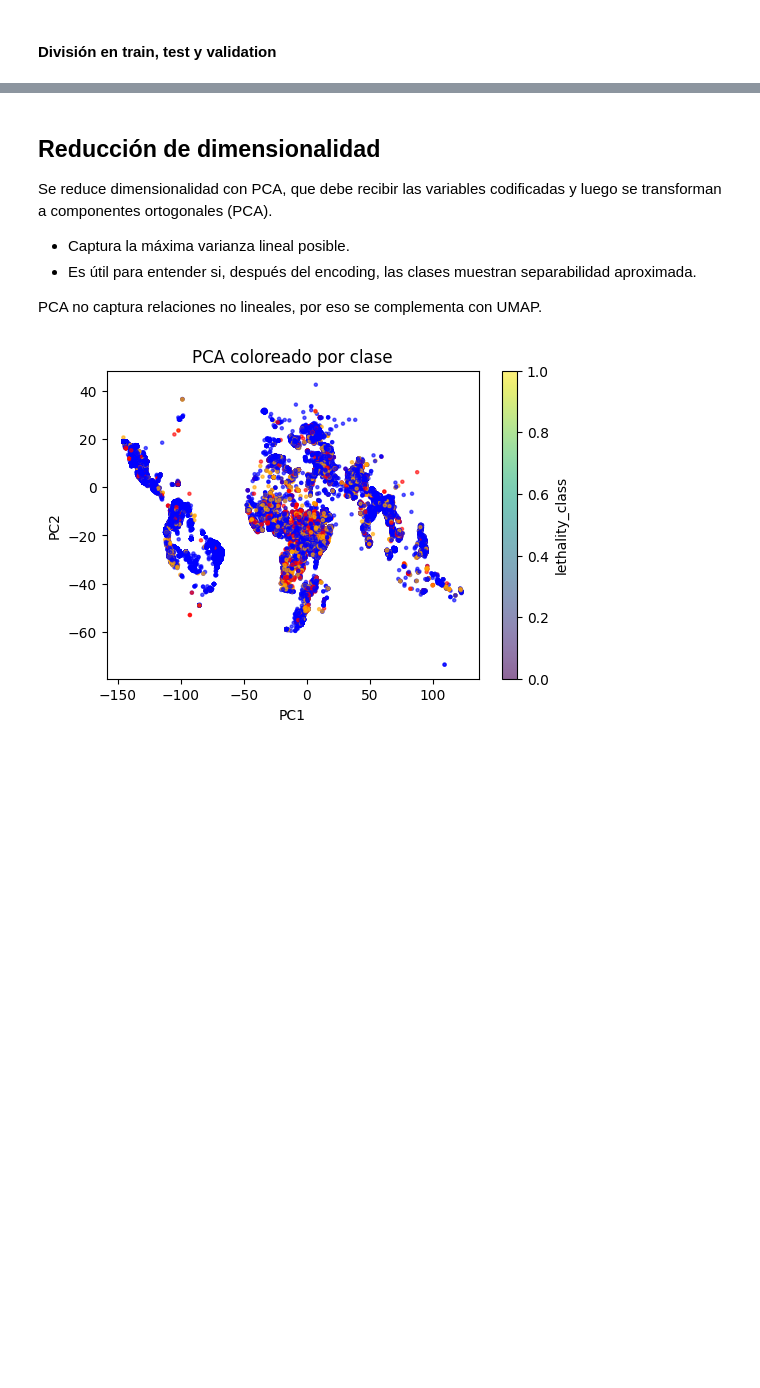
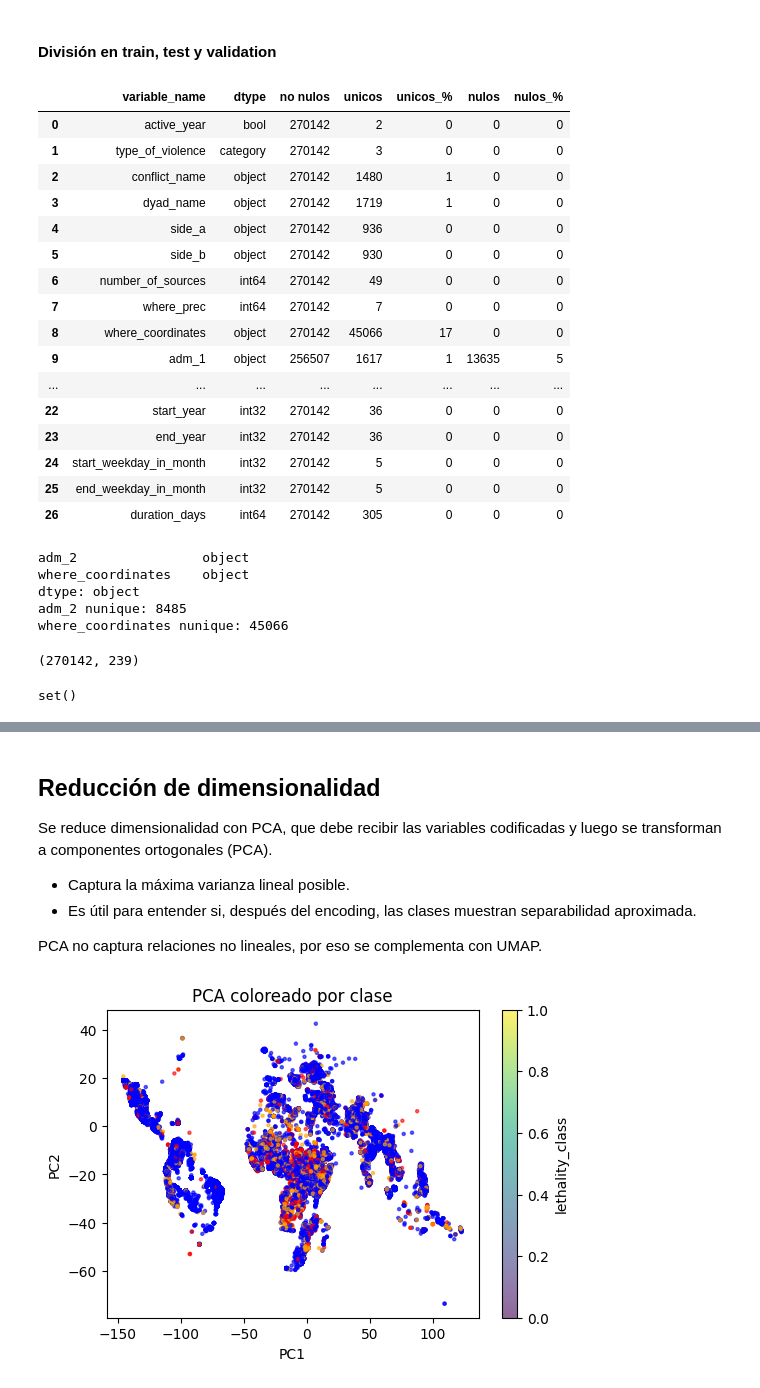
Before and after one commit to jpskobalski/tp_analisis_de_datos, a Jupyter notebook: notebooks/encodings.ipynb, the cells around one changed output, grey strips where cells are left out. Drawn from its saved outputs; the diff is of its cells as text; code cells hidden in the pictures; blank space fills up the shorter version.

```diff
--- a/notebooks/encodings.ipynb
+++ b/notebooks/encodings.ipynb
@@ -439,3 +439,23 @@ class CyclicMonthTransformer(BaseEstimator, TransformerMixin):
             X[f"{col}_cos"] = np.cos(2*np.pi*X[col] / 12)
 
         return X[[c for c in X.columns if c.endswith("_sin") or c.endswith("_cos")]]
+# %%
+dfresume(X_train)
+# %% [output]
+|  | variable_name | dtype | no nulos | unicos | unicos_% | nulos | nulos_% |
+| 0 | active_year | bool | 270142 | 2 | 0 | 0 | 0 |
+| 1 | type_of_violence | category | 270142 | 3 | 0 | 0 | 0 |
+| 2 | conflict_name | object | 270142 | 1480 | 1 | 0 | 0 |
+| 3 | dyad_name | object | 270142 | 1719 | 1 | 0 | 0 |
+| 4 | side_a | object | 270142 | 936 | 0 | 0 | 0 |
+| 5 | side_b | object | 270142 | 930 | 0 | 0 | 0 |
+| 6 | number_of_sources | int64 | 270142 | 49 | 0 | 0 | 0 |
+| 7 | where_prec | int64 | 270142 | 7 | 0 | 0 | 0 |
+| 8 | where_coordinates | object | 270142 | 45066 | 17 | 0 | 0 |
+| 9 | adm_1 | object | 256507 | 1617 | 1 | 13635 | 5 |
+| ... | ... | ... | ... | ... | ... | ... | ... |
+| 22 | start_year | int32 | 270142 | 36 | 0 | 0 | 0 |
+| 23 | end_year | int32 | 270142 | 36 | 0 | 0 | 0 |
+| 24 | start_weekday_in_month | int32 | 270142 | 5 | 0 | 0 | 0 |
+| 25 | end_weekday_in_month | int32 | 270142 | 5 | 0 | 0 | 0 |
+| 26 | duration_days | int64 | 270142 | 305 | 0 | 0 | 0 |
@@ -442,2 +478,12 @@ class CyclicMonthTransformer(BaseEstimator, TransformerMixin):
+# %%
+print(X_train[["adm_2" , "where_coordinates"] ].dtypes) #
+print("adm_2 nunique:", X_train["adm_2"].nunique())
+print("where_coordinates nunique:" , X_train["where_coordinates"].nunique()) #
+# %% [output]
+adm_2                object
+where_coordinates    object
+dtype: object
+adm_2 nunique: 8485
+where_coordinates nunique: 45066
 # %%
 from sklearn.compose import ColumnTransformer
@@ -483,3 +536,11 @@ pipeline.fit(X_train, y_train)
 
 # Transformar los datos
 X_train_trans = pipeline.transform(X_train)
+# %%
+print(X_train_trans.shape)
+# %% [output]
+(270142, 239)
+# %%
+set(hash_cols) - set(X_train.columns)
+# %% [output]
+set()
```
Also changed, not shown: parts of 7 cells of this notebook.
